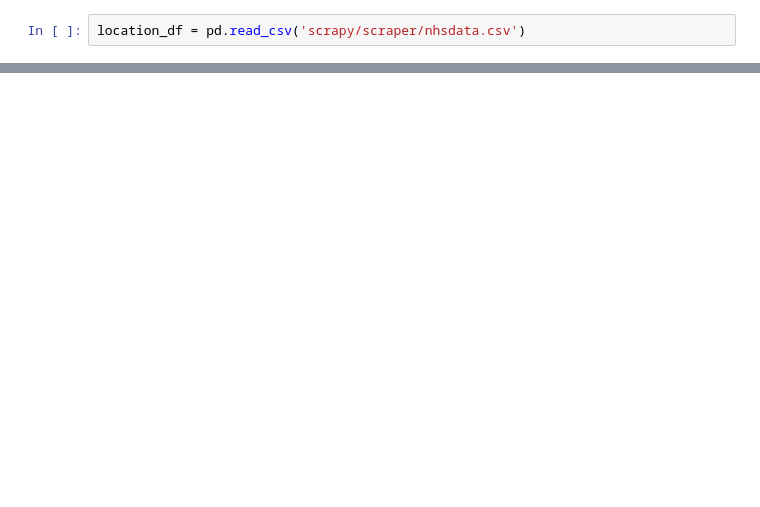
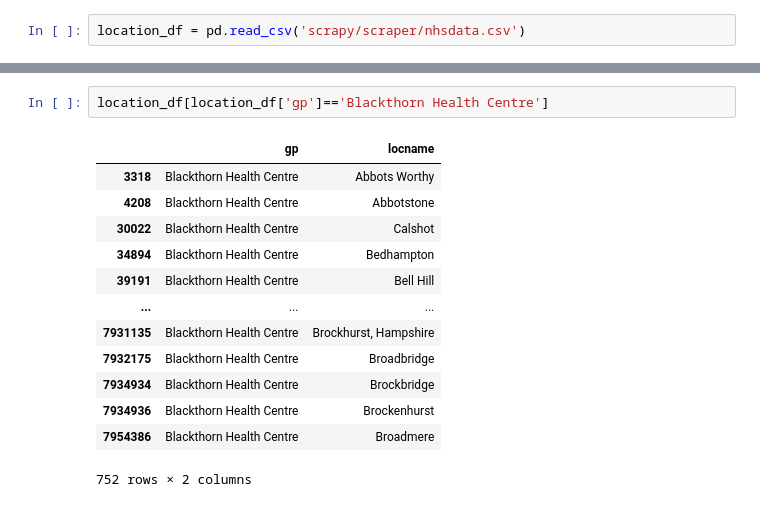
Before and after one commit to ZRQ0410/Year3-Project, a Jupyter notebook: Untitled.ipynb, the cells around one changed output, grey strips where cells are left out. Drawn from its saved outputs; the diff is of its cells as text; blank space fills up the shorter version.

```diff
--- a/Untitled.ipynb
+++ b/Untitled.ipynb
@@ -21,3 +38,19 @@ location_df
+# %%
+location_df[location_df['gp']=='Blackthorn Health Centre']
+# %% [output]
+|  | gp | locname |
+| 3318 | Blackthorn Health Centre | Abbots Worthy |
+| 4208 | Blackthorn Health Centre | Abbotstone |
+| 30022 | Blackthorn Health Centre | Calshot |
+| 34894 | Blackthorn Health Centre | Bedhampton |
+| 39191 | Blackthorn Health Centre | Bell Hill |
+| ... | ... | ... |
+| 7931135 | Blackthorn Health Centre | Brockhurst, Hampshire |
+| 7932175 | Blackthorn Health Centre | Broadbridge |
+| 7934934 | Blackthorn Health Centre | Brockbridge |
+| 7934936 | Blackthorn Health Centre | Brockenhurst |
+| 7954386 | Blackthorn Health Centre | Broadmere |
+752 rows × 2 columns
 # %%
 location_df['locname'].value_counts()
 # %% [output]
```
Also changed, not shown: parts of 24 cells of this notebook, 1 other file.
